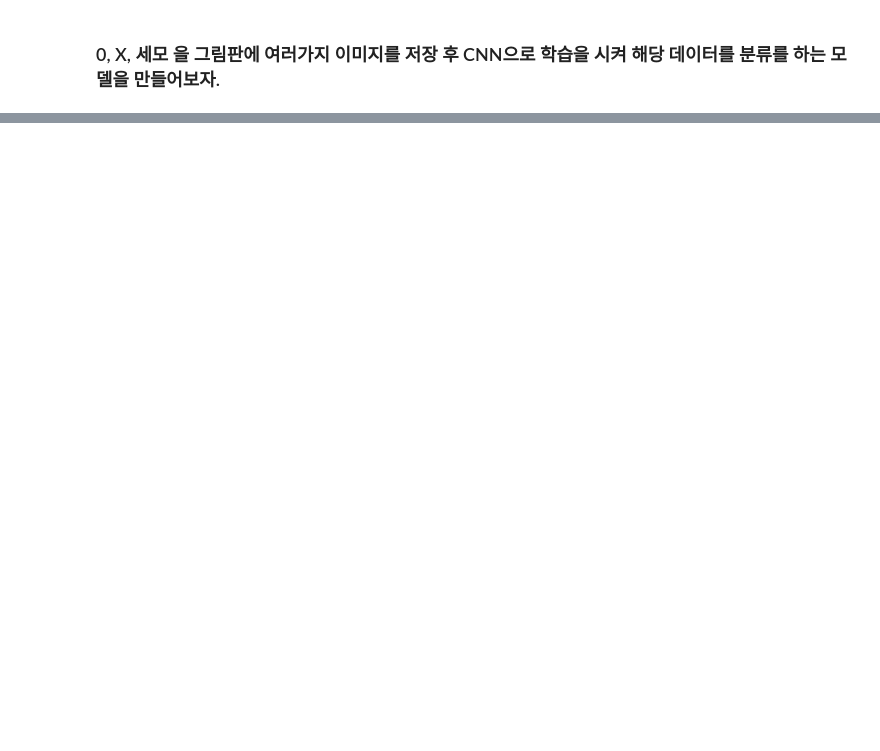
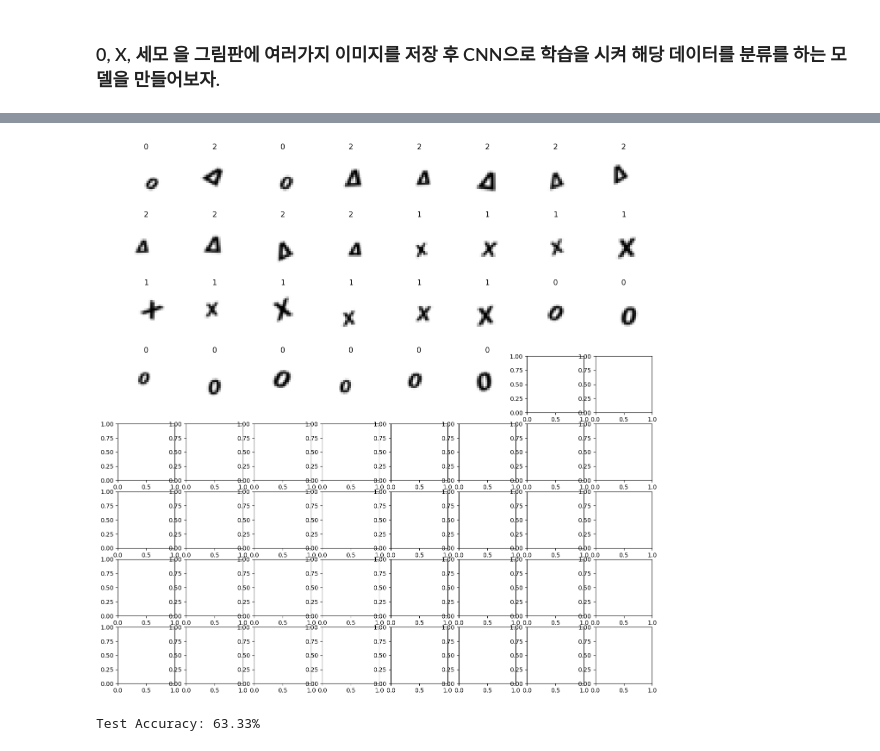
Before and after one commit to norebese/kdt-task, a Jupyter notebook: 20_간단한_CNN_모델_만들기.ipynb, the cells around one changed output, grey strips where cells are left out. Saved outputs shown, nothing was run; the diff lists cells and outputs as text; code cells hidden in the pictures; blank space fills up the shorter version.

```diff
--- a/20_간단한_CNN_모델_만들기.ipynb
+++ b/20_간단한_CNN_모델_만들기.ipynb
@@ -237,0 +397,36 @@ Test Accuracy: 98.89%
+# %%
+# 데이터셋 및 데이터로더 생성
+test_dataloader = DataLoader(test_dataset, batch_size=32, shuffle=False)
+
+# 데이터로더에서 배치 가져오기
+imgs, labels = next(iter(test_dataloader))
+
+# 이미지 시각화
+fig, axes = plt.subplots(8, 8, figsize=(16, 16))
+
+for ax, img, label in zip(axes.flatten(), imgs, labels):
+    img = img.permute(1, 2, 0).numpy()  # (C, H, W) -> (H, W, C)로 변환
+    img = (img - img.min()) / (img.max() - img.min())  # 이미지 데이터를 [0, 1] 범위로 정규화
+    ax.imshow(img)
+    ax.set_title(label.item())
+    ax.axis('off')
+# %% [output]
+[figure, added]
+# %%
+model.eval() # 모델을 테스트 모드로 전환
+
+sum_accs = 0
+
+for x_batch, y_batch in test_dataloader:
+    x_batch = x_batch.to(device)
+    y_batch = y_batch.to(device)
+    y_pred = model(x_batch)
+    y_prob = nn.Softmax(1)(y_pred)
+    y_pred_index = torch.argmax(y_prob, axis=1)
+    acc = (y_batch == y_pred_index).float().sum() / len(y_batch) * 100
+    sum_accs = sum_accs + acc
+
+avg_acc = sum_accs / len(test_dataloader)
+print(f'Test Accuracy: {avg_acc:.2f}%')
+# %% [output]
+Test Accuracy: 63.33%
```
Also changed, not shown: parts of 18 cells of this notebook.
